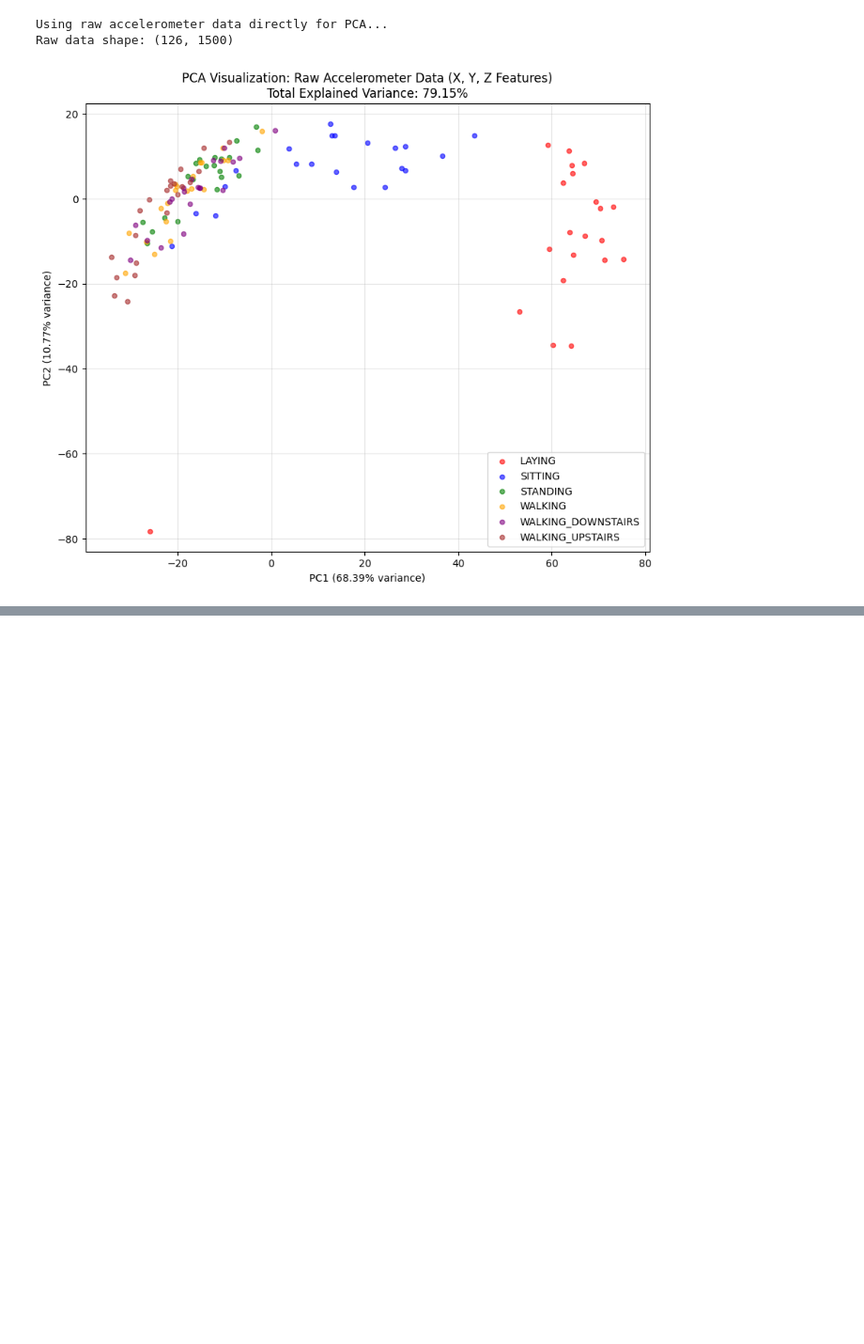
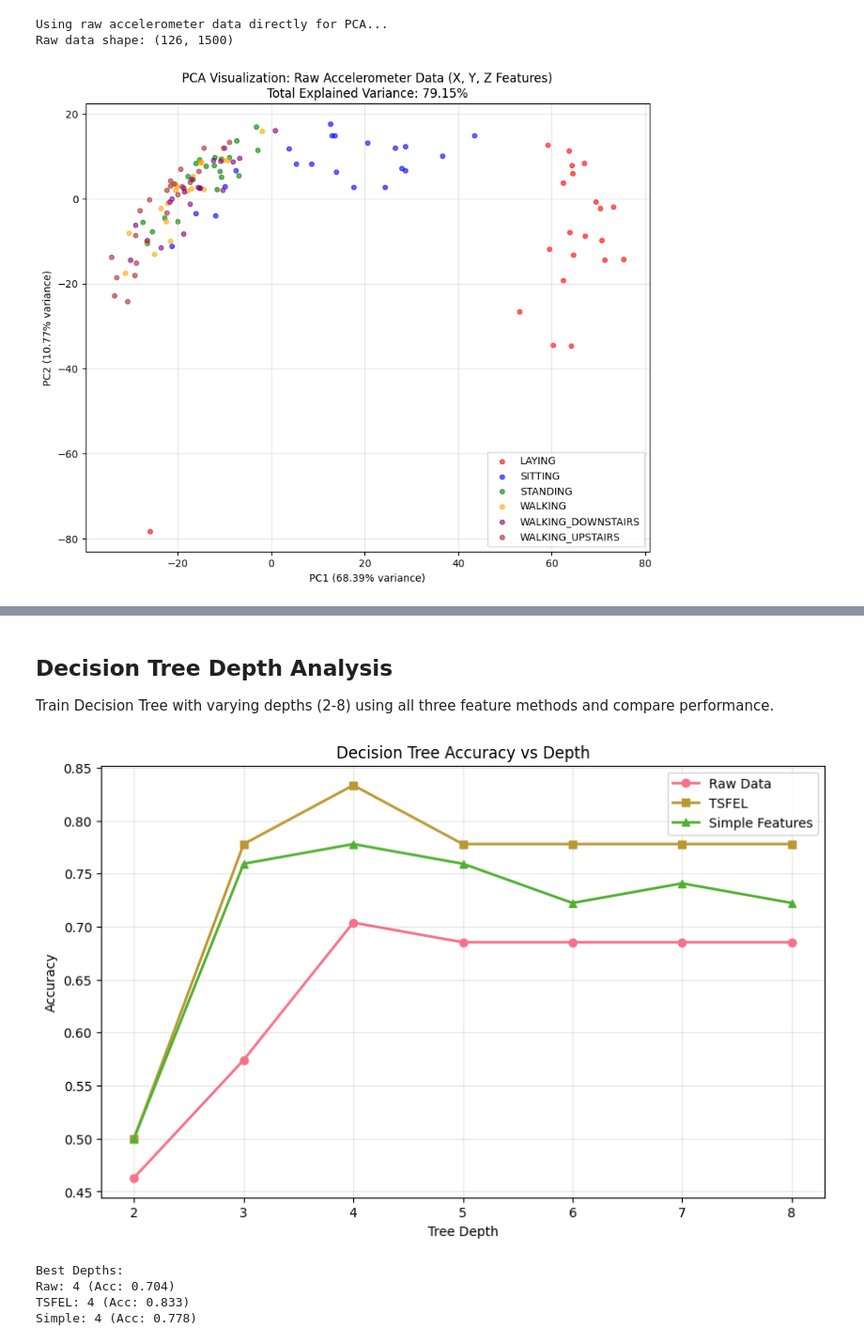
Before and after one commit to AtalGupta/ES335_MLAssignment-1, a Jupyter notebook: Asst#EDA.ipynb, the cells around one changed output, grey strips where cells are left out. Shown at 94% size. Drawn from its saved outputs; the diff is of its cells as text; code cells hidden in the pictures; blank space fills up the shorter version.

```diff
--- a/Asst#EDA.ipynb
+++ b/Asst#EDA.ipynb
@@ -382,0 +545,55 @@ Raw data shape: (126, 1500)
+# %% [markdown]
+## Decision Tree Depth Analysis
+Train Decision Tree with varying depths (2-8) using all three feature methods and compare performance.
+# %%
+# Simplified Decision Tree Depth Analysis (2-8)
+depths = range(2, 9)
+results_depth = {'raw': [], 'tsfel': [], 'simple': []}
+
+for depth in depths:
+    # Raw data
+    dt_raw = DecisionTreeClassifier(max_depth=depth, random_state=42)
+    dt_raw.fit(X_train_raw, y_train)
+    acc_raw = accuracy_score(y_test, dt_raw.predict(X_test_raw))
+    results_depth['raw'].append(acc_raw)
+
+    # TSFEL features
+    if 'X_tsfel_train' in globals() and X_tsfel_train is not None:
+        dt_tsfel = DecisionTreeClassifier(max_depth=depth, random_state=42)
+        dt_tsfel.fit(X_tsfel_train, y_tsfel_train)
+        acc_tsfel = accuracy_score(y_tsfel_test, dt_tsfel.predict(X_tsfel_test))
+        results_depth['tsfel'].append(acc_tsfel)
+    else:
+        results_depth['tsfel'].append(0)
+
+    # Simple features
+    dt_simple = DecisionTreeClassifier(max_depth=depth, random_state=42)
+    dt_simple.fit(feat_simple, y_train)
+    acc_simple = accuracy_score(y_test, dt_simple.predict(feat_test))
+    results_depth['simple'].append(acc_simple)
+
+# Plot
+plt.figure(figsize=(10, 6))
+plt.plot(depths, results_depth['raw'], 'o-', label='Raw Data', linewidth=2)
+if any(acc > 0 for acc in results_depth['tsfel']):
+    plt.plot(depths, results_depth['tsfel'], 's-', label='TSFEL', linewidth=2)
+plt.plot(depths, results_depth['simple'], '^-', label='Simple Features', linewidth=2)
+plt.xlabel('Tree Depth')
+plt.ylabel('Accuracy')
+plt.title('Decision Tree Accuracy vs Depth')
+plt.legend()
+plt.grid(True, alpha=0.3)
+plt.show()
+
+# Best depths
+print("Best Depths:")
+print(f"Raw: {depths[np.argmax(results_depth['raw'])]} (Acc: {max(results_depth['raw']):.3f})")
+if any(acc > 0 for acc in results_depth['tsfel']):
+    print(f"TSFEL: {depths[np.argmax(results_depth['tsfel'])]} (Acc: {max(results_depth['tsfel']):.3f})")
+print(f"Simple: {depths[np.argmax(results_depth['simple'])]} (Acc: {max(results_depth['simple']):.3f})")
+# %% [output]
+[figure, added]
+Best Depths:
+Raw: 4 (Acc: 0.704)
+TSFEL: 4 (Acc: 0.833)
+Simple: 4 (Acc: 0.778)
```
Also changed, not shown: parts of 16 cells of this notebook.
